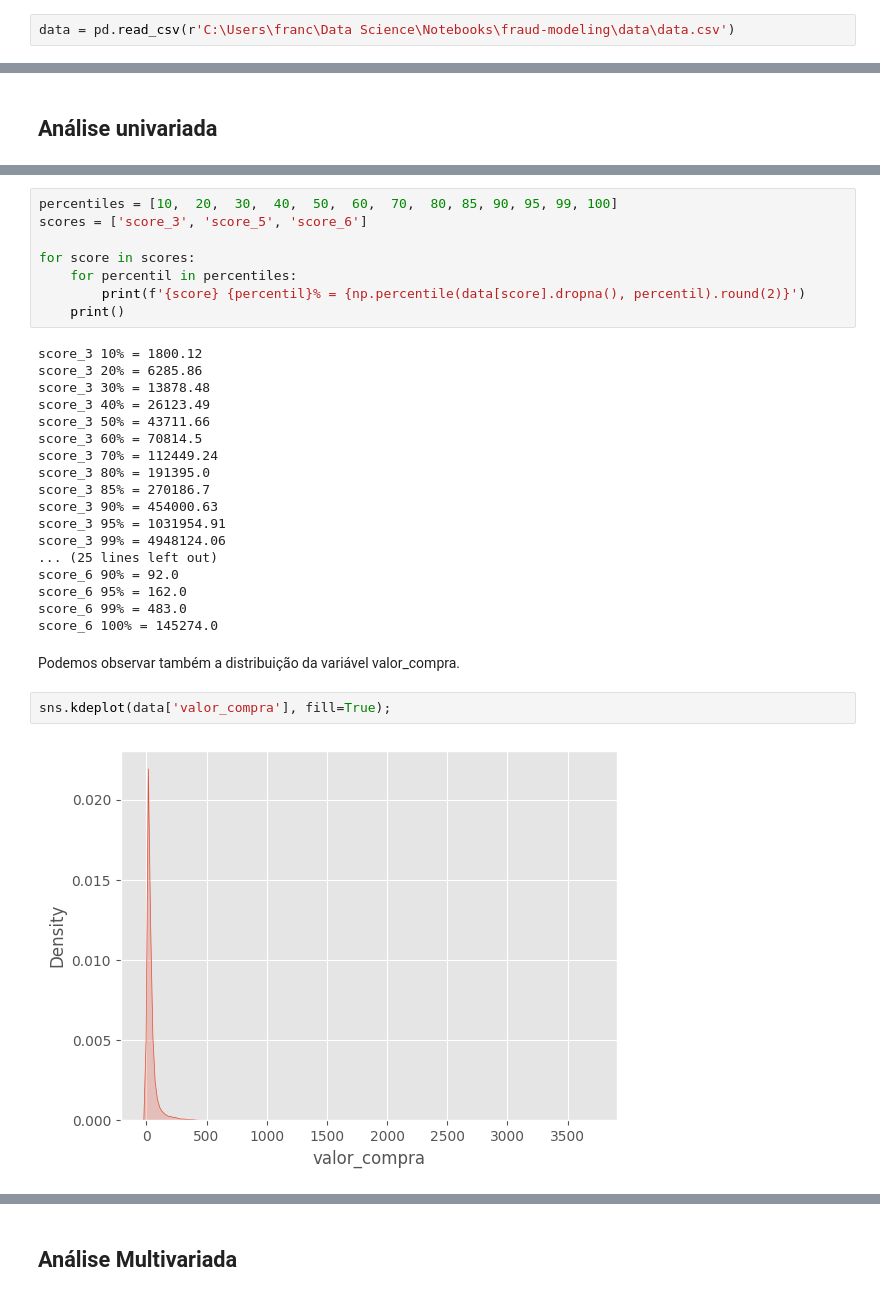
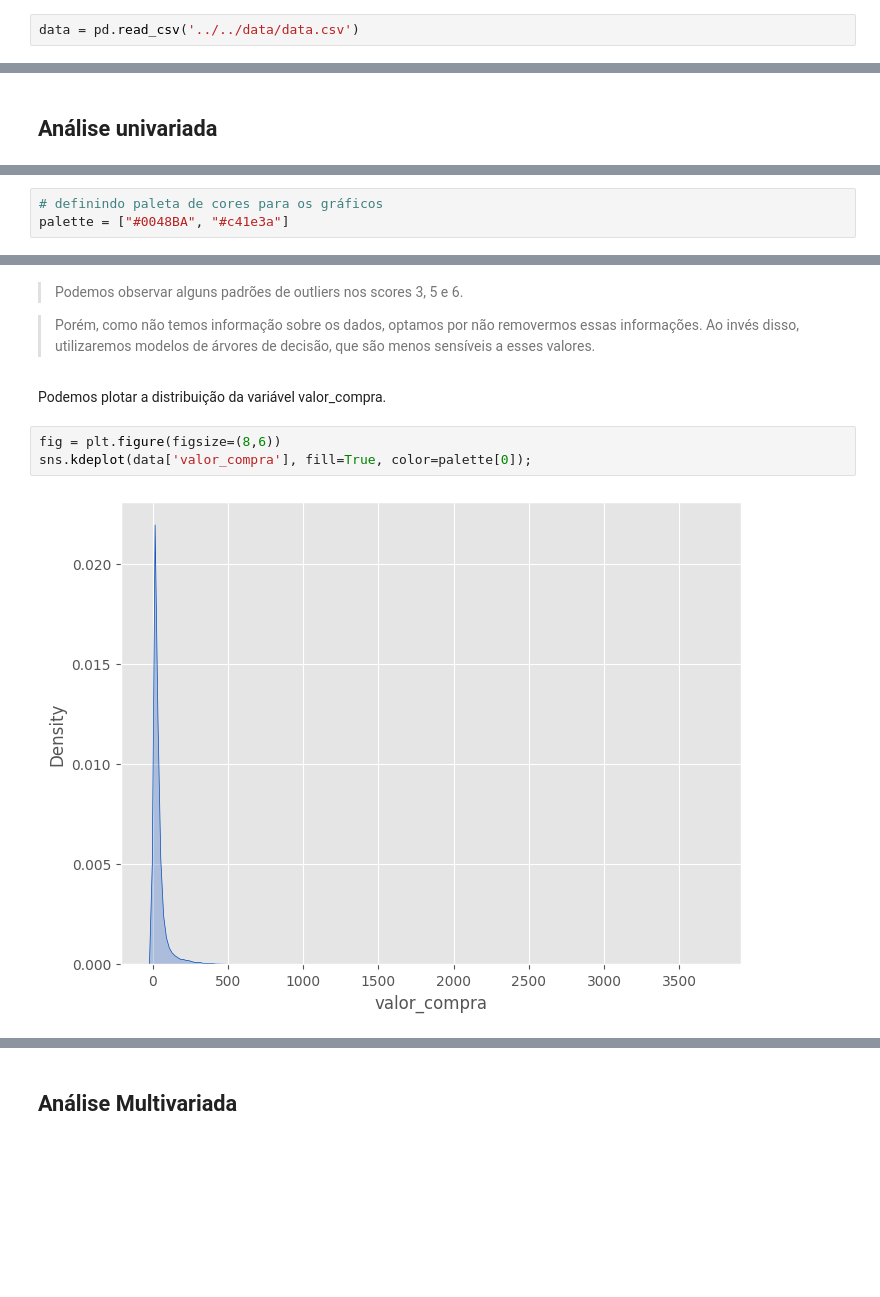
Before and after one commit to francismelojr/fraud-modeling, a Jupyter notebook: src/ml/model.ipynb, the cells around one changed output, grey strips where cells are left out. Cells and saved outputs as stored; diff of their text form; blank space fills up the shorter version.

```diff
--- a/src/ml/model.ipynb
+++ b/src/ml/model.ipynb
@@ -39,2 +92,2 @@ from sklearn.metrics import roc_curve, roc_auc_score
 # %%
-data = pd.read_csv(r'C:\Users\franc\Data Science\Notebooks\fraud-modeling\data\data.csv')
+data = pd.read_csv('../../data/data.csv')
@@ -79 +126,4 @@ palette = ["#2ab613", "#ff1100"]
+# %%
+# definindo paleta de cores para os gráficos
+palette = ["#0048BA", "#c41e3a"]
 # %%
@@ -129,32 +174,11 @@ Podemos perceber alguns padrões de outliers nas features score_3, score_5 e sco
-# %%
-percentiles = [10,  20,  30,  40,  50,  60,  70,  80, 85, 90, 95, 99, 100]
-scores = ['score_3', 'score_5', 'score_6']
-
-for score in scores:
-    for percentil in percentiles:
-        print(f'{score} {percentil}% = {np.percentile(data[score].dropna(), percentil).round(2)}')
-    print()
-# %% [output]
-score_3 10% = 1800.12
-score_3 20% = 6285.86
-score_3 30% = 13878.48
-score_3 40% = 26123.49
-score_3 50% = 43711.66
-score_3 60% = 70814.5
-score_3 70% = 112449.24
-score_3 80% = 191395.0
-score_3 85% = 270186.7
-score_3 90% = 454000.63
-score_3 95% = 1031954.91
-score_3 99% = 4948124.06
-... (25 lines left out)
-score_6 90% = 92.0
-score_6 95% = 162.0
-score_6 99% = 483.0
-score_6 100% = 145274.0
+# %% [markdown]
+> Podemos observar alguns padrões de outliers nos scores 3, 5 e 6.
+
+> Porém, como não temos informação sobre os dados, optamos por não removermos essas informações. Ao invés disso, utilizaremos modelos de árvores de decisão, que são menos sensíveis a esses valores.
 # %% [markdown]
-Podemos observar também a distribuição da variável valor_compra.
+Podemos plotar a distribuição da variável valor_compra.
 # %%
-sns.kdeplot(data['valor_compra'], fill=True);
+fig = plt.figure(figsize=(8,6))
+sns.kdeplot(data['valor_compra'], fill=True, color=palette[0]);
 # %% [output]
-[figure, old version]
+[figure, new version]
```
Also changed, not shown: parts of 207 cells of this notebook, 8 other files.
